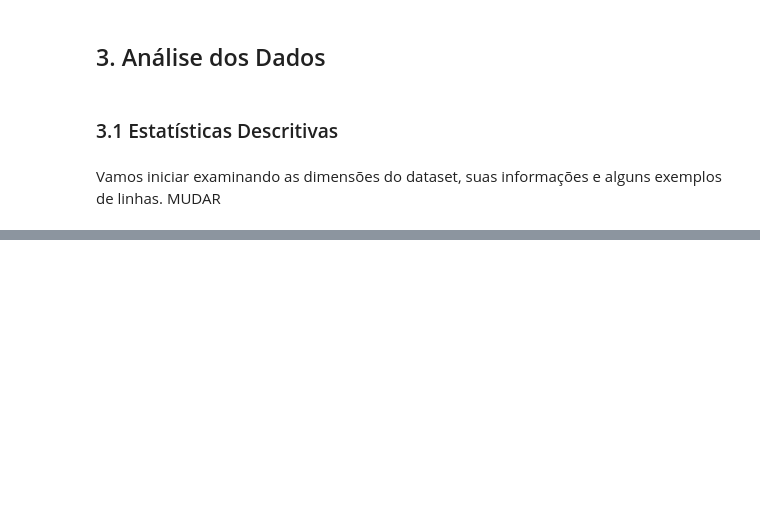
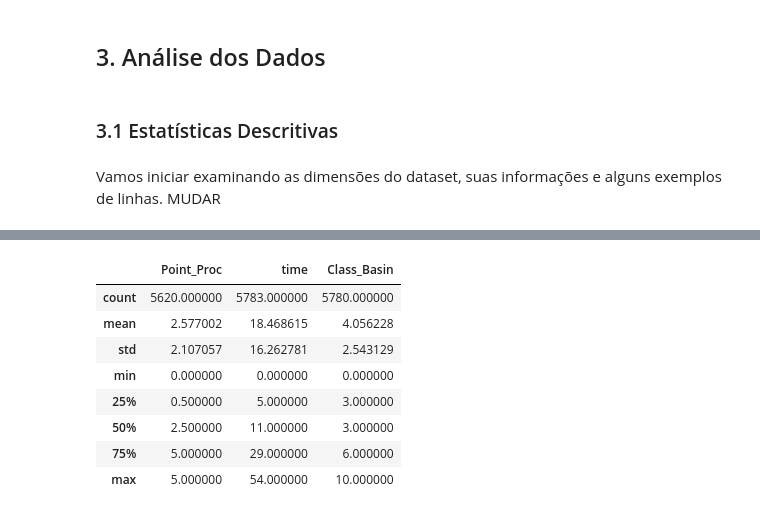
Before and after one commit to leoalexandre/MVP_ADBP, a Jupyter notebook: mvp_anp_seismic.ipynb, the cells around one changed output, grey strips where cells are left out. Saved outputs shown, nothing was run; the diff lists cells and outputs as text; code cells hidden in the pictures; blank space fills up the shorter version.

```diff
--- a/mvp_anp_seismic.ipynb
+++ b/mvp_anp_seismic.ipynb
@@ -154,0 +155,13 @@ dataset.tail(10)
+# %%
+# Faz um resumo estatístico do dataset (média, desvio padrão, mínimo, máximo e os quartis)
+dataset.describe()
+# %% [output]
+|  | Point_Proc | time | Class_Basin |
+| count | 5620.000000 | 5783.000000 | 5780.000000 |
+| mean | 2.577002 | 18.468615 | 4.056228 |
+| std | 2.107057 | 16.262781 | 2.543129 |
+| min | 0.000000 | 0.000000 | 0.000000 |
+| 25% | 0.500000 | 5.000000 | 3.000000 |
+| 50% | 2.500000 | 11.000000 | 3.000000 |
+| 75% | 5.000000 | 29.000000 | 6.000000 |
+| max | 5.000000 | 54.000000 | 10.000000 |
```
Also changed, not shown: parts of 6 cells of this notebook.
